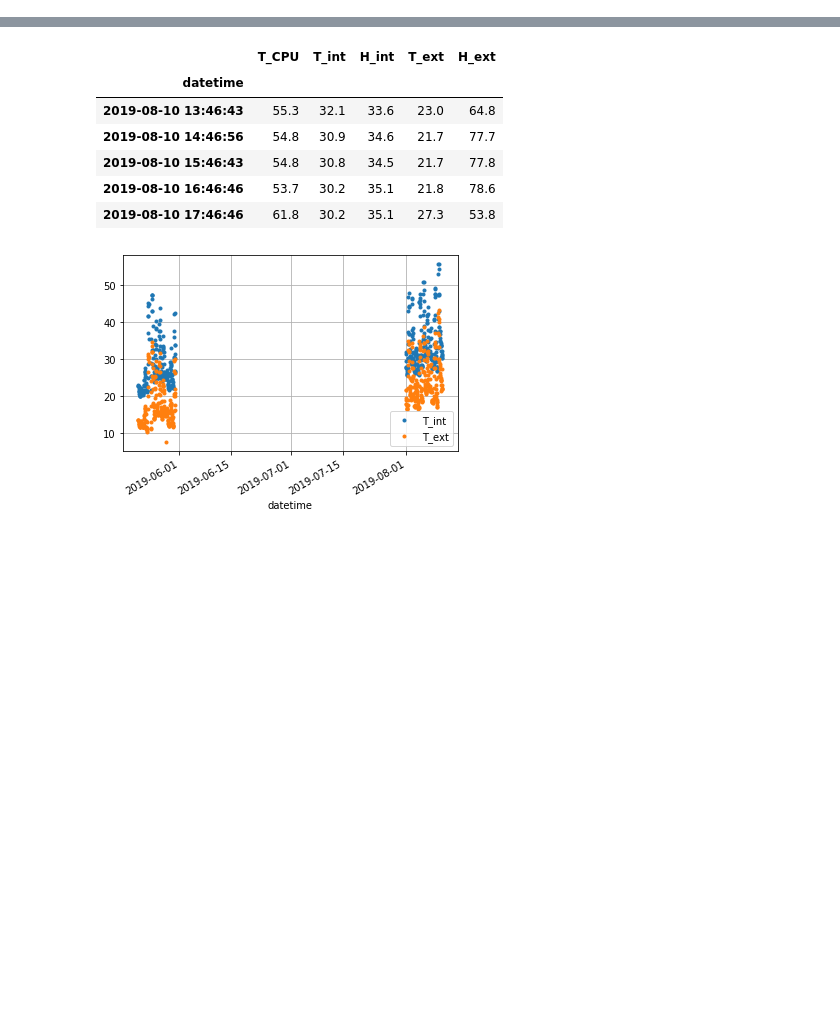
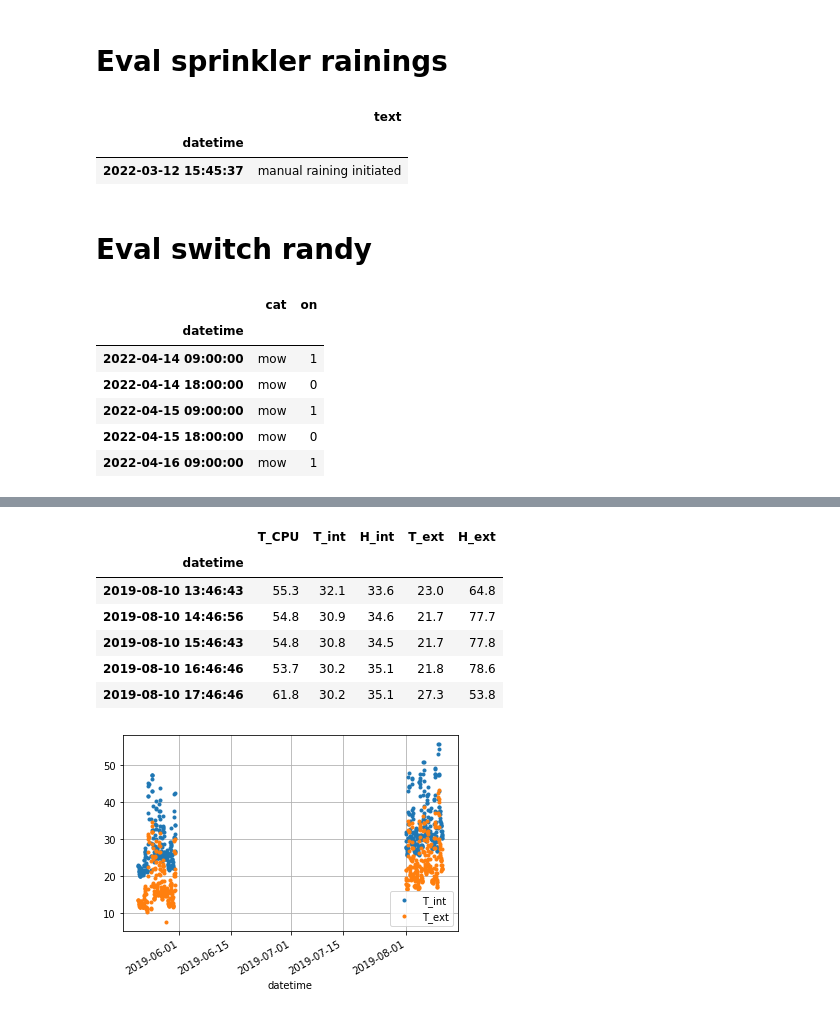
Before and after one commit to munich-ml/raspi_garden, a Jupyter notebook: logfiles/eval.ipynb, the cells around one changed output, grey strips where cells are left out. Saved outputs shown, nothing was run; the diff lists cells and outputs as text; code cells hidden in the pictures; blank space fills up the shorter version.

Commit message:
eval from most sensors

```diff
--- a/logfiles/eval.ipynb
+++ b/logfiles/eval.ipynb
@@ -28,3 +41,25 @@ for line in lines:
         sensor_sample.append(float(line[18:22])) # H_ext
         sensor_samples.append(sensor_sample)
         state = "searching"
+# %% [markdown]
+# Eval sprinkler rainings
+# %%
+rain = pd.DataFrame.from_records(raining, columns=raining.keys(), index="datetime")
+rain.tail()
+# %% [output]
+|  | text |
+| datetime |  |
+| 2022-03-12 15:45:37 | manual raining initiated |
+# %% [markdown]
+# Eval switch randy
+# %%
+randy = pd.DataFrame.from_records(switch_randy, columns=switch_randy.keys(), index="datetime")
+randy.tail()
+# %% [output]
+|  | cat | on |
+| datetime |  |  |
+| 2022-04-14 09:00:00 | mow | 1 |
+| 2022-04-14 18:00:00 | mow | 0 |
+| 2022-04-15 09:00:00 | mow | 1 |
+| 2022-04-15 18:00:00 | mow | 0 |
+| 2022-04-16 09:00:00 | mow | 1 |
```
Also changed, not shown: parts of 8 cells of this notebook.
